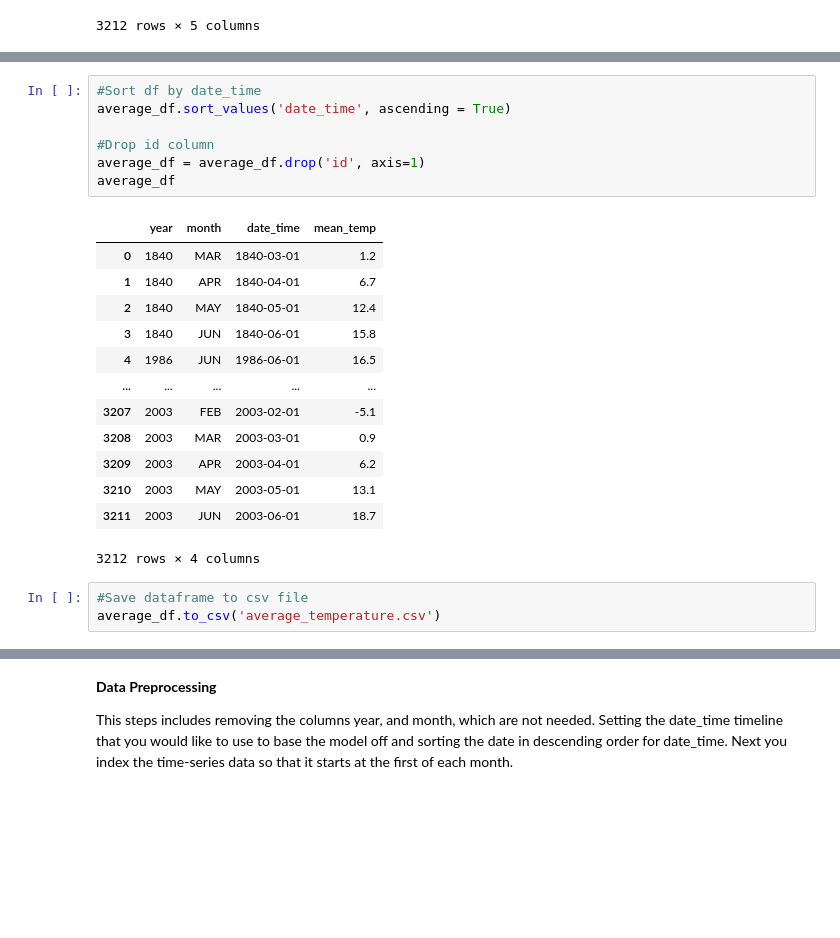
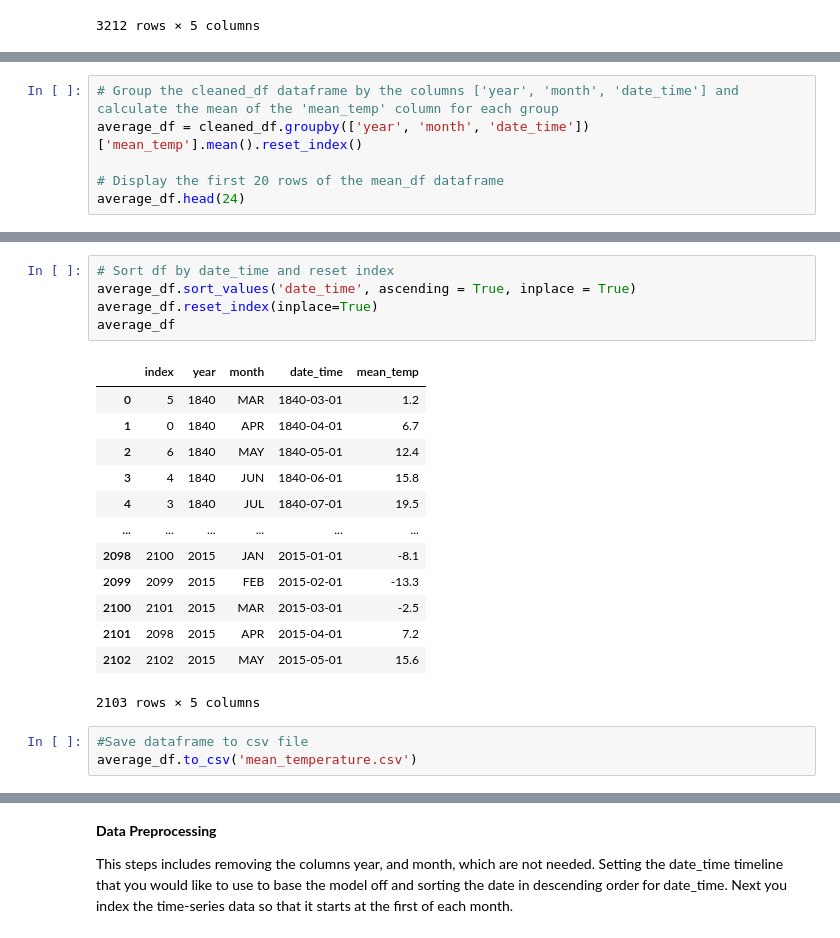
Before and after one commit to MoneyGeng/Weather-Forecasting-with-Machine-Learning, a Jupyter notebook: SQL_ETL.ipynb, the cells around one changed output, grey strips where cells are left out. Drawn from its saved outputs; the diff is of its cells as text; blank space fills up the shorter version.

```diff
--- a/SQL_ETL.ipynb
+++ b/SQL_ETL.ipynb
@@ -185,0 +168,6 @@ average_df
+# %%
+# Group the cleaned_df dataframe by the columns ['year', 'month', 'date_time'] and calculate the mean of the 'mean_temp' column for each group
+average_df = cleaned_df.groupby(['year', 'month', 'date_time'])['mean_temp'].mean().reset_index()
+
+# Display the first 20 rows of the mean_df dataframe
+average_df.head(24)
@@ -186,27 +192,25 @@ average_df
 # %%
-#Sort df by date_time
-average_df.sort_values('date_time', ascending = True)
-
-#Drop id column
-average_df = average_df.drop('id', axis=1)
+# Sort df by date_time and reset index
+average_df.sort_values('date_time', ascending = True, inplace = True)
+average_df.reset_index(inplace=True)
 average_df
 # %% [output]
-|  | year | month | date_time | mean_temp |
-| 0 | 1840 | MAR | 1840-03-01 | 1.2 |
-| 1 | 1840 | APR | 1840-04-01 | 6.7 |
-| 2 | 1840 | MAY | 1840-05-01 | 12.4 |
-| 3 | 1840 | JUN | 1840-06-01 | 15.8 |
-| 4 | 1986 | JUN | 1986-06-01 | 16.5 |
-| ... | ... | ... | ... | ... |
-| 3207 | 2003 | FEB | 2003-02-01 | -5.1 |
-| 3208 | 2003 | MAR | 2003-03-01 | 0.9 |
-| 3209 | 2003 | APR | 2003-04-01 | 6.2 |
-| 3210 | 2003 | MAY | 2003-05-01 | 13.1 |
-| 3211 | 2003 | JUN | 2003-06-01 | 18.7 |
+|  | index | year | month | date_time | mean_temp |
+| 0 | 5 | 1840 | MAR | 1840-03-01 | 1.2 |
+| 1 | 0 | 1840 | APR | 1840-04-01 | 6.7 |
+| 2 | 6 | 1840 | MAY | 1840-05-01 | 12.4 |
+| 3 | 4 | 1840 | JUN | 1840-06-01 | 15.8 |
+| 4 | 3 | 1840 | JUL | 1840-07-01 | 19.5 |
+| ... | ... | ... | ... | ... | ... |
+| 2098 | 2100 | 2015 | JAN | 2015-01-01 | -8.1 |
+| 2099 | 2099 | 2015 | FEB | 2015-02-01 | -13.3 |
+| 2100 | 2101 | 2015 | MAR | 2015-03-01 | -2.5 |
+| 2101 | 2098 | 2015 | APR | 2015-04-01 | 7.2 |
+| 2102 | 2102 | 2015 | MAY | 2015-05-01 | 15.6 |
-3212 rows × 4 columns
+2103 rows × 5 columns
 # %%
 #Save dataframe to csv file
-average_df.to_csv('average_temperature.csv')
+average_df.to_csv('mean_temperature.csv')
 # %%
 # Create a dictory that maps that month names to the month numbers
 month_map = {'JAN': 1,
```
Also changed, not shown: parts of 29 cells of this notebook.
